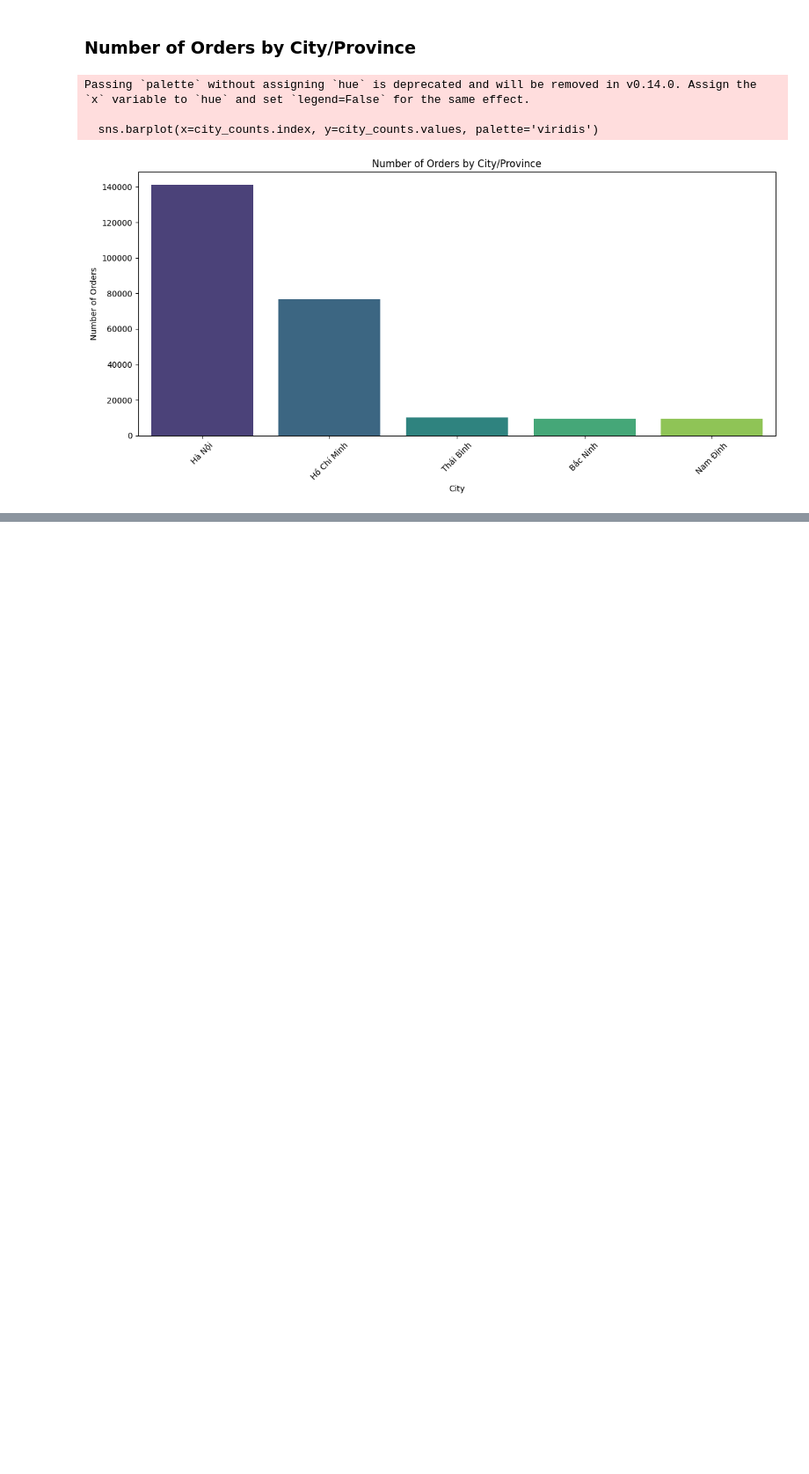
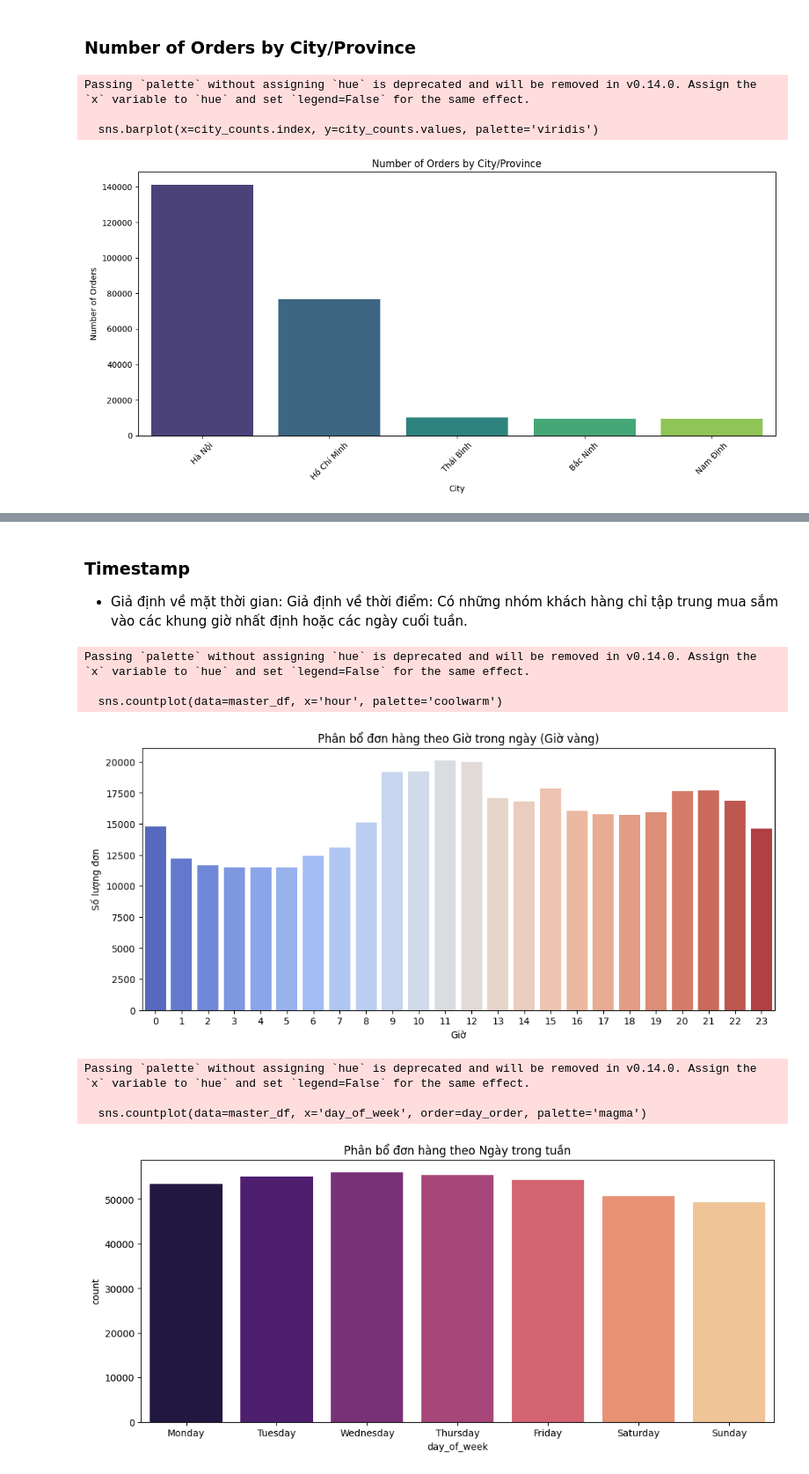
Before and after one commit to phupham14/vnshop, a Jupyter notebook: eda.ipynb, the cells around one changed output, grey strips where cells are left out. Shown at 88% size. Cells and saved outputs as stored; diff of their text form; code cells hidden in the pictures; blank space fills up the shorter version.

```diff
--- a/eda.ipynb
+++ b/eda.ipynb
@@ -754,0 +848,44 @@ Passing `palette` without assigning `hue` is deprecated and will be removed in v
+# %% [markdown]
+### Timestamp
+- Giả định về mặt thời gian: Giả định về thời điểm: Có những nhóm khách hàng chỉ tập trung mua sắm vào các khung giờ nhất định hoặc các ngày cuối tuần.
+# %%
+import pandas as pd
+import matplotlib.pyplot as plt
+import seaborn as sns
+
+# Tạo master_df nếu chưa tồn tại trong kernel
+if 'master_df' not in globals():
+    master_df = pd.read_csv('export_csv/sale_order.csv')
+
+# Chuyển đổi cột ngày tháng
+master_df['order_date'] = pd.to_datetime(master_df['order_date'], errors='coerce')
+master_df = master_df.dropna(subset=['order_date'])
+
+# Bóc tách các thành phần thời gian
+master_df['hour'] = master_df['order_date'].dt.hour
+master_df['day_of_week'] = master_df['order_date'].dt.day_name()
+master_df['is_weekend'] = master_df['order_date'].dt.dayofweek.isin([5, 6]) # Thứ 7, CN
+
+# 1. Trực quan hóa Lượng đơn hàng theo Giờ trong ngày
+plt.figure(figsize=(12, 5))
+sns.countplot(data=master_df, x='hour', palette='coolwarm')
+plt.title('Phân bổ đơn hàng theo Giờ trong ngày (Giờ vàng)')
+plt.xlabel('Giờ')
+plt.ylabel('Số lượng đơn')
+plt.show()
+
+# 2. Trực quan hóa Lượng đơn hàng theo Thứ trong tuần
+day_order = ['Monday', 'Tuesday', 'Wednesday', 'Thursday', 'Friday', 'Saturday', 'Sunday']
+plt.figure(figsize=(12, 5))
+sns.countplot(data=master_df, x='day_of_week', order=day_order, palette='magma')
+plt.title('Phân bổ đơn hàng theo Ngày trong tuần')
+plt.show()
+# %% [output]
+Passing `palette` without assigning `hue` is deprecated and will be removed in v0.14.0. Assign the `x` variable to `hue` and set `legend=False` for the same effect.
+
+  sns.countplot(data=master_df, x='hour', palette='coolwarm')
+[figure, added]
+Passing `palette` without assigning `hue` is deprecated and will be removed in v0.14.0. Assign the `x` variable to `hue` and set `legend=False` for the same effect.
+
+  sns.countplot(data=master_df, x='day_of_week', order=day_order, palette='magma')
+[figure, added]
```
Also changed, not shown: parts of 39 cells of this notebook.
